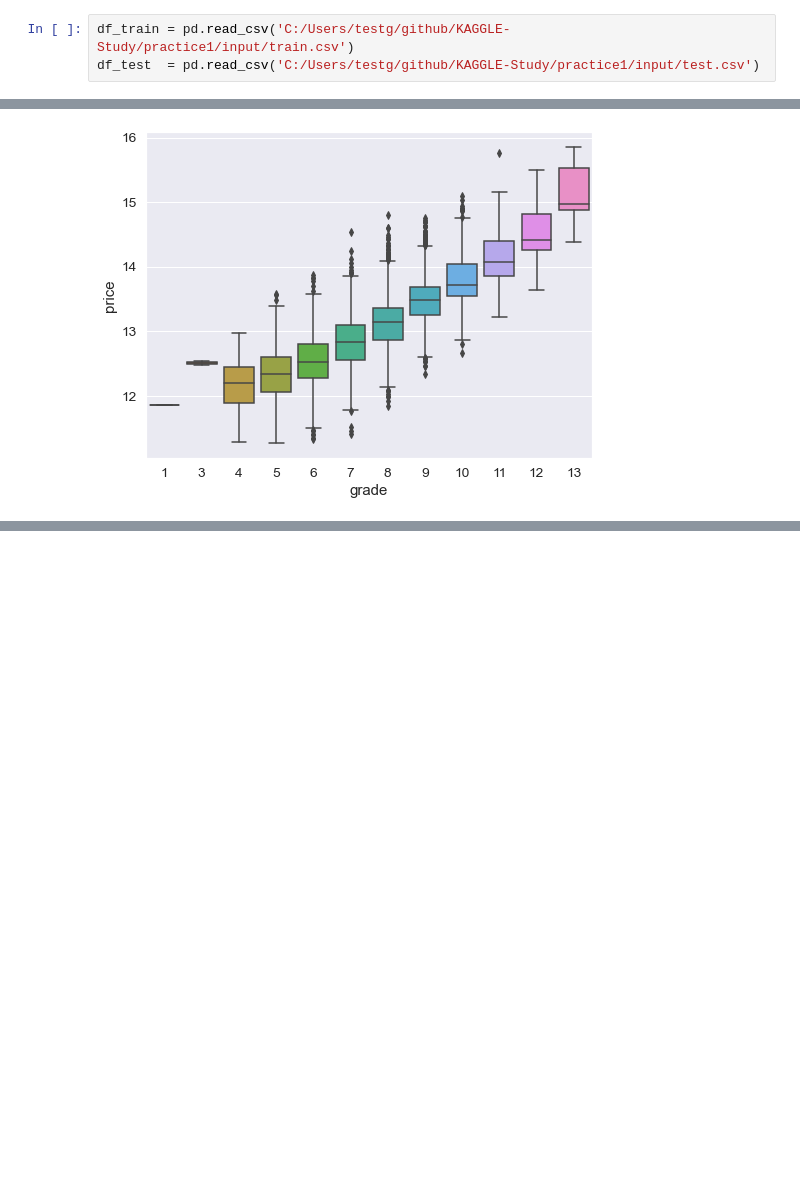
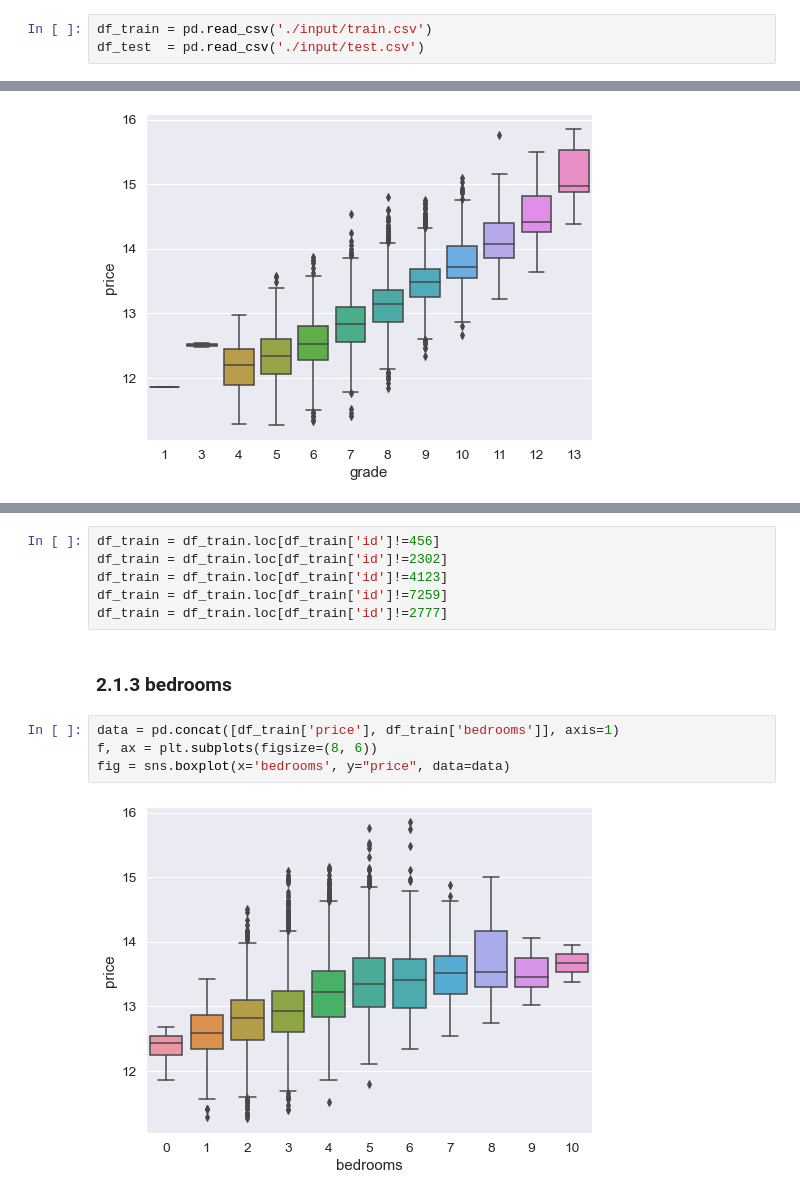
Before and after one commit to hyunji-ok/KAGGLE-Study, a Jupyter notebook: practice1/House Price Prediction.ipynb, the cells around one changed output, grey strips where cells are left out. Drawn from its saved outputs; the diff is of its cells as text; blank space fills up the shorter version.

```diff
--- a/practice1/House Price Prediction.ipynb
+++ b/practice1/House Price Prediction.ipynb
@@ -18,8 +20,8 @@ warnings.filterwarnings('ignore')
 %matplotlib inline
 import gc
 # %%
-df_train = pd.read_csv('C:/Users/testg/github/KAGGLE-Study/practice1/input/train.csv')
-df_test  = pd.read_csv('C:/Users/testg/github/KAGGLE-Study/practice1/input/test.csv')
+df_train = pd.read_csv('./input/train.csv')
+df_test  = pd.read_csv('./input/test.csv')
 # %%
 print("train.csv. Shape: ",df_train.shape)
 print("test.csv. Shape: ",df_test.shape)
@@ -267,0 +310,14 @@ fig = sns.boxplot(x='grade', y="price", data=data)
+# %%
+df_train = df_train.loc[df_train['id']!=456]
+df_train = df_train.loc[df_train['id']!=2302]
+df_train = df_train.loc[df_train['id']!=4123]
+df_train = df_train.loc[df_train['id']!=7259]
+df_train = df_train.loc[df_train['id']!=2777]
+# %% [markdown]
+### 2.1.3 bedrooms
+# %%
+data = pd.concat([df_train['price'], df_train['bedrooms']], axis=1)
+f, ax = plt.subplots(figsize=(8, 6))
+fig = sns.boxplot(x='bedrooms', y="price", data=data)
+# %% [output]
+[figure, added]
```
Also changed, not shown: parts of 24 cells of this notebook, 1 other file.
